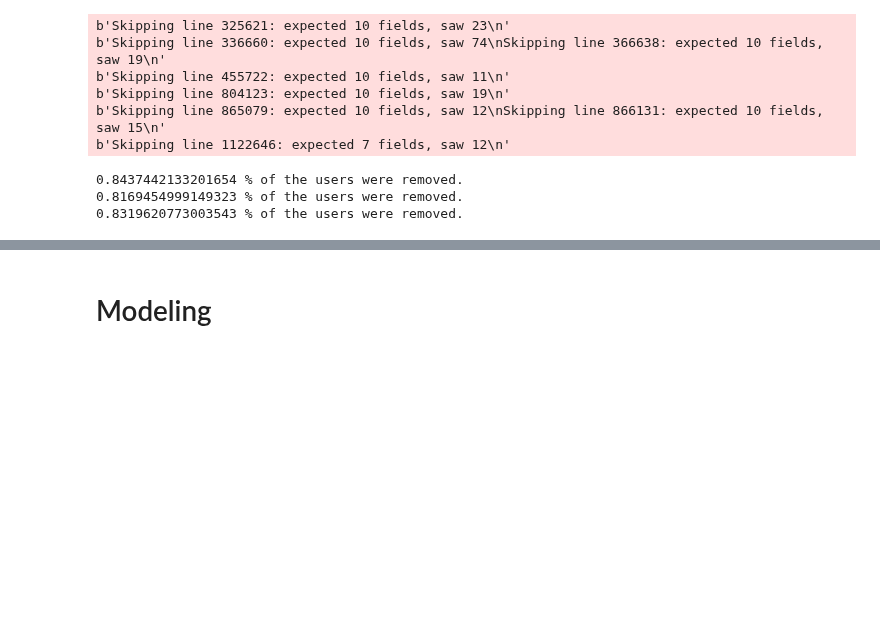
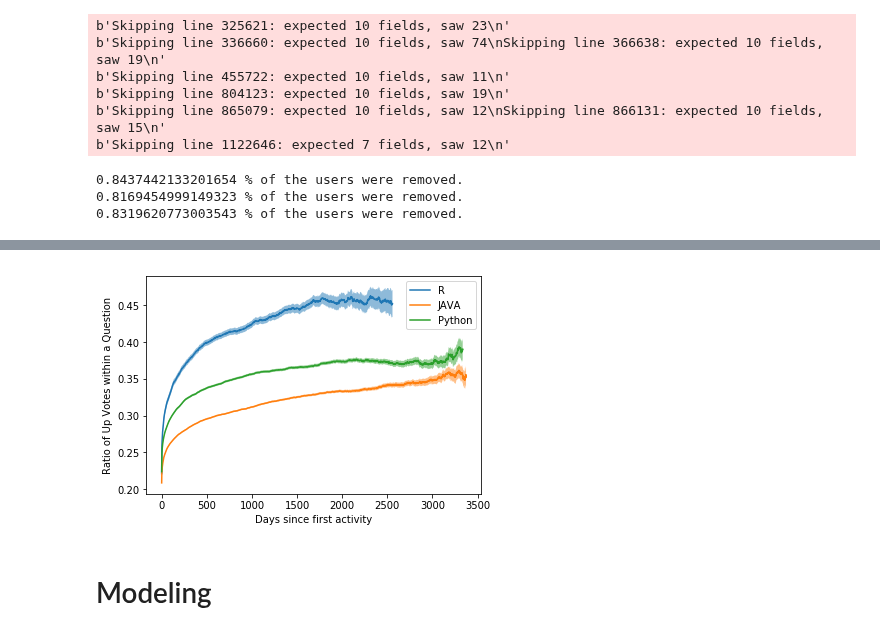
Before and after one commit to live-wire/overflow, a Jupyter notebook: Plots.ipynb, the cells around one changed output, grey strips where cells are left out. Drawn from its saved outputs; the diff is of its cells as text; code cells hidden in the pictures; blank space fills up the shorter version.

```diff
--- a/Plots.ipynb
+++ b/Plots.ipynb
@@ -289,3 +291,22 @@ plotAvgCurve(Px_all,Pprobs,"Python")
+# %%
+#All curves in the same plot
+plt.figure()
+plt.xlabel("Days since first activity")
+plt.ylabel("Ratio of Up Votes within a Question")
+rpl,=plt.plot(Rx_all, Rprobs,label="R")
+err=np.sqrt(np.nanvar(Rtotal[0],axis=1))/np.sqrt(np.array(RnrUsers))
+plt.fill_between(Rx_all,Rprobs-err,Rprobs+err,alpha=0.5)
+
+jpl,=plt.plot(Jx_all, Jprobs,label="JAVA")
+err=np.sqrt(np.nanvar(Jtotal[0],axis=1))/np.sqrt(np.array(JnrUsers))
+plt.fill_between(Jx_all,Jprobs-err,Jprobs+err,alpha=0.5)
+ppl,=plt.plot(Px_all, Pprobs,label="Python")
+err=np.sqrt(np.nanvar(Ptotal[0],axis=1))/np.sqrt(np.array(PnrUsers))
+plt.fill_between(Px_all,Pprobs-err,Pprobs+err,alpha=0.5)
+plt.legend(handles=[rpl,jpl,ppl])
+plt.show()
+# %% [output]
+[figure, added]
 # %% [markdown]
 # Modeling
 # %%
```
Also changed, not shown: parts of 39 cells of this notebook.
